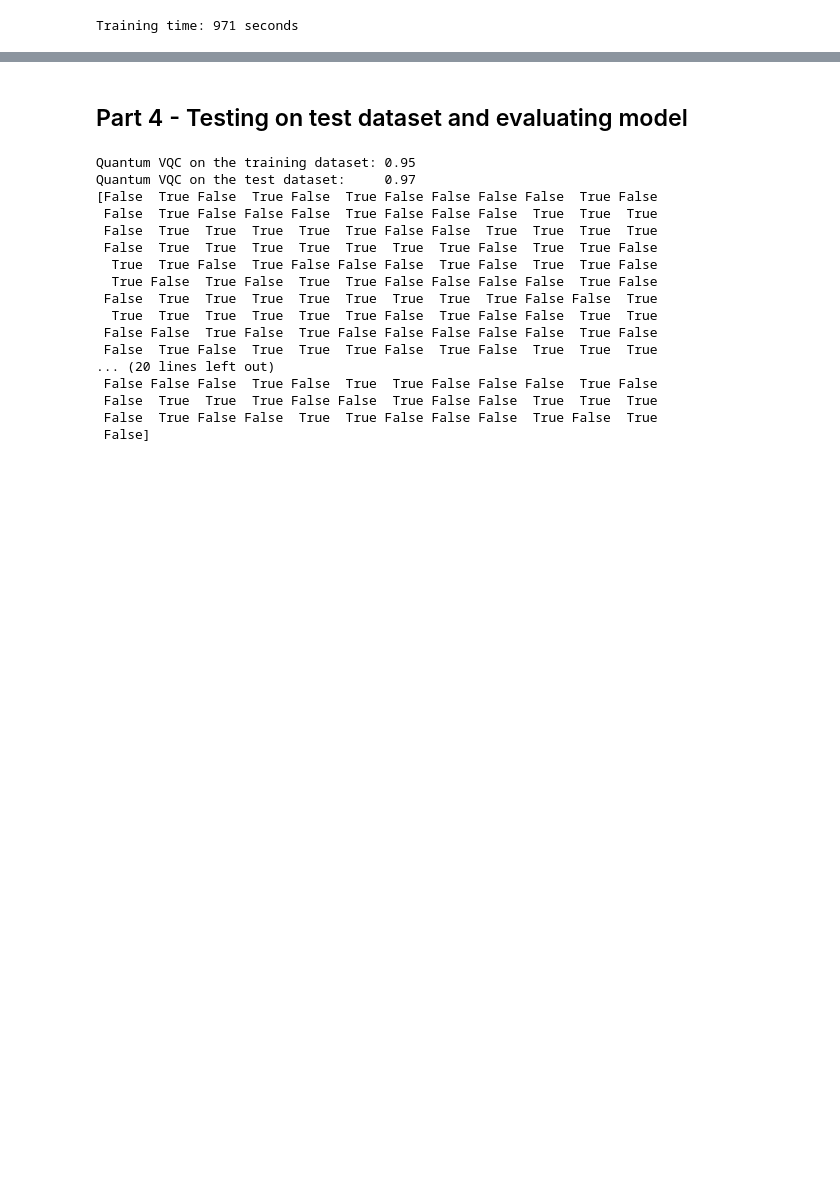
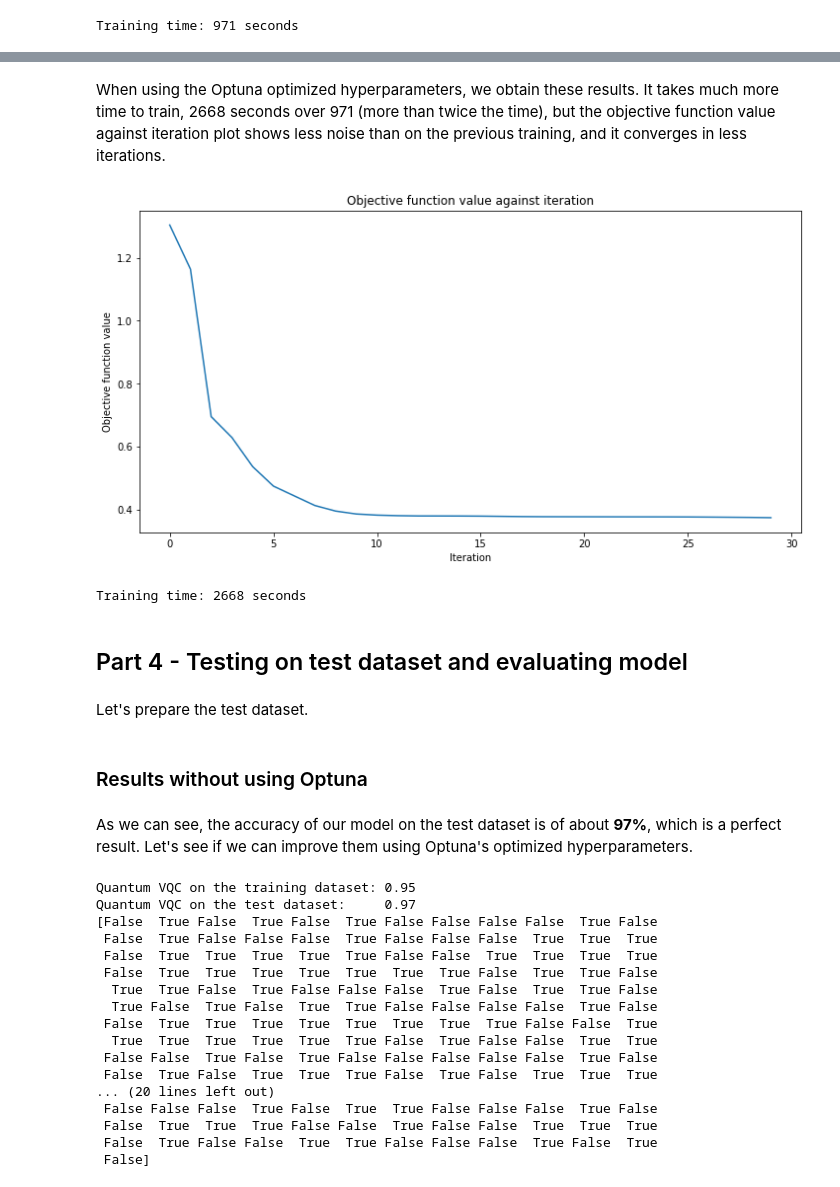
Before and after one commit to adriend1102/QML, a Jupyter notebook: notebooks/pca_tsne_vqc.ipynb, the cells around one changed output, grey strips where cells are left out. Saved outputs shown, nothing was run; the diff lists cells and outputs as text; code cells hidden in the pictures; blank space fills up the shorter version.

Commit message:
Optimizing hyperparameters
Adding Optuna hyperparameter optimization and testing it.

```diff
--- a/notebooks/pca_tsne_vqc.ipynb
+++ b/notebooks/pca_tsne_vqc.ipynb
@@ -189,10 +248,44 @@ Training time: 971 seconds
+# %% [markdown]
+When using the Optuna optimized hyperparameters, we obtain these results. It takes much more time to train, 2668 seconds over 971 (more than twice the time), but the objective function value against iteration plot shows less noise than on the previous training, and it converges in less iterations.
+# %%
+from qiskit_machine_learning.algorithms.classifiers import VQC
+from qiskit.circuit.library import EfficientSU2, ZZFeatureMap
+from qiskit_algorithms.optimizers import SLSQP
+
+optimizer = SLSQP(maxiter=30)
+
+vqc = VQC(
+    feature_map=ZZFeatureMap(feature_dimension=X_train.shape[1], reps=2),
+    ansatz=EfficientSU2(X_train.shape[1], reps=2),
+    loss='cross_entropy',
+    optimizer=optimizer,
+    callback=callback_graph,
+)
+
+# clear objective value history
+objective_func_vals = []
+
+start = time.time()
+vqc.fit(X_train, y_train)
+elapsed = time.time() - start
+
+print(f"Training time: {round(elapsed)} seconds")
+# %% [output]
+[figure, added]
+Training time: 2668 seconds
 # %% [markdown]
 ## Part 4 - Testing on test dataset and evaluating model
+# %% [markdown]
+Let's prepare the test dataset.
 # %%
 y_test = pd.DataFrame(y_test)
 y_test.reset_index(inplace=True)
 y_test.drop('index', axis=1, inplace=True)
 y_test = y_test.values
+# %% [markdown]
+### Results without using Optuna
+# %% [markdown]
+As we can see, the accuracy of our model on the test dataset is of about **97%**, which is a perfect result. Let's see if we can improve them using Optuna's optimized hyperparameters.
 # %%
 train_score_q4 = vqc.score(X_train, y_train)
 test_score_q4 = vqc.score(X_test, y_test)
```
Also changed, not shown: parts of 20 cells of this notebook, 1 other file.
